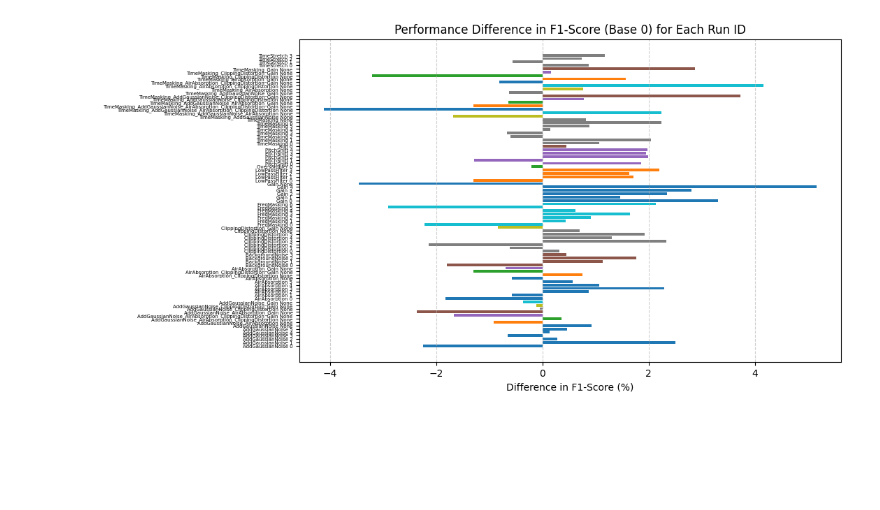
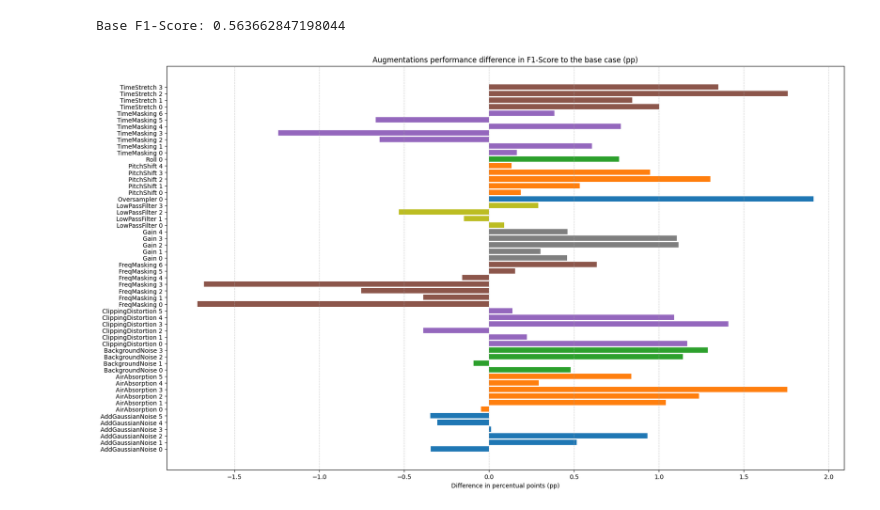
Before and after one commit to DiogoFerrao/Magalhaes, a Jupyter notebook: notebooks/wandb_query.ipynb, the cells around one changed output. Saved outputs shown, nothing was run; the diff lists cells and outputs as text; code cells hidden in the pictures; blank space fills up the shorter version.

```diff
--- a/notebooks/wandb_query.ipynb
+++ b/notebooks/wandb_query.ipynb
@@ -76,30 +91,40 @@ df = summary_df
 
 # Calculate the difference in F1-Score compared to Base 0
 base_f1_score = df[df["Augmentation"] == "Base"]["F1-Score"].values[0]
+print(f"Base F1-Score: {base_f1_score}")
+
+# Find the entry for Gain and RunID None
+gain_f1_score = df[(df["Augmentation"] == "Gain") & (df["RunID"].isna())]["F1-Score"].values[0]
+
 df["Difference"] = (df["F1-Score"] - base_f1_score) * 100
 
 # Filter out rows with NaN values in the F1-Score
 df = df[(df["Augmentation"] != "Base") & ~df["F1-Score"].isna()]
+# %% [output]
+Base F1-Score: 0.563662847198044
 # %%
 # Create a horizontal bar chart for each augmentation type
-plt.figure(figsize=(10, 6))
+plt.figure(figsize=(20, 12))
 colors = plt.cm.get_cmap("tab10", len(df["RunID"].unique()))  # Use a different colormap
 
 # Sort them alphabetically, then by runid
-df = df.sort_values(by=["Augmentation", "RunID"])
+my_df = deepcopy(df.sort_values(by=["Augmentation", "RunID"]))
 
-for i, (augmentation, group) in enumerate(df.groupby("Augmentation")):
-    color = colors(i % len(df["RunID"].unique()))  # Cycle through colors
+# Only plot the ones with "RunID" not none
+my_df = my_df[my_df["RunID"].isna() == False]
+
+for i, (augmentation, group) in enumerate(my_df.groupby("Augmentation")):
+    color = colors(i % len(my_df["RunID"].unique()))  # Cycle through colors
     plt.barh([augmentation + f" {run_id}" for run_id in group["RunID"]], group["Difference"], color=color, label=augmentation)
 
 # Lower the y-axis label font size
-plt.yticks(fontsize=5)
+plt.yticks(fontsize=10)
 
-plt.xlabel('Difference in F1-Score (%)')
-plt.title('Performance Difference in F1-Score (Base 0) for Each Run ID')
+plt.xlabel('Difference in percentual points (pp)')
+plt.title('Augmentations performance difference in F1-Score to the base case (pp)')
 plt.grid(axis='x', linestyle='--', alpha=0.6)
 # plt.legend()
 
 plt.show()
 # %% [output]
-[figure, old version]
+[figure, new version]
```
Also changed, not shown: parts of 6 cells of this notebook, 7 other files.
